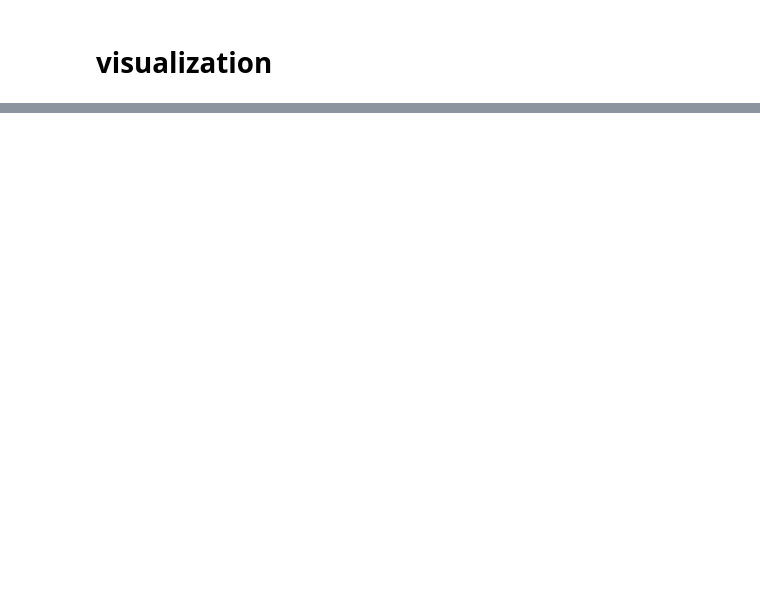
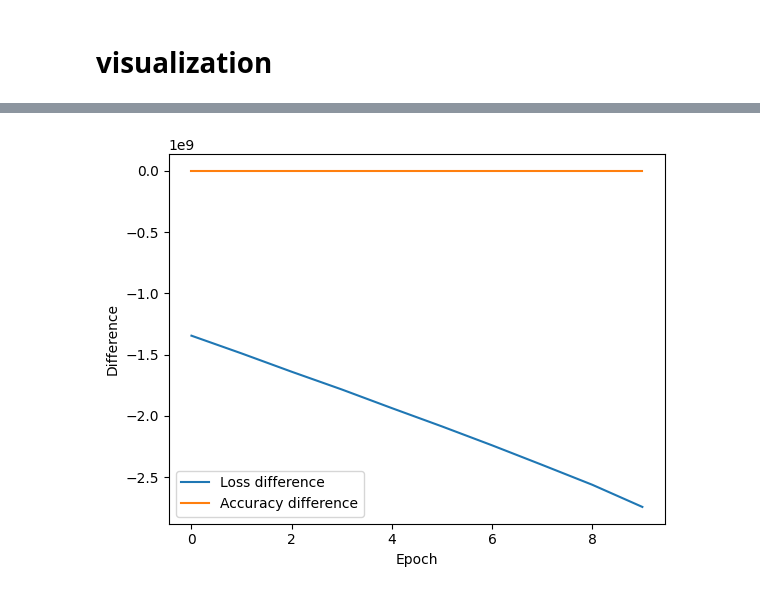
Before and after one commit to Haonan-Jiang/LIGN167-Final-Project, a Jupyter notebook: final_modified.ipynb, the cells around one changed output, grey strips where cells are left out. Saved outputs shown, nothing was run; the diff lists cells and outputs as text; code cells hidden in the pictures; blank space fills up the shorter version.

```diff
--- a/final_modified.ipynb
+++ b/final_modified.ipynb
@@ -252,0 +278,24 @@ plt.show()
+# %%
+# Extract the loss and accuracy values for each epoch
+loss = history.history['loss']
+accuracy = history.history['accuracy']
+val_loss = history.history['val_loss']
+val_accuracy = history.history['val_accuracy']
+
+# Calculate the difference between the training and validation loss values
+loss_diff = [val - train for train, val in zip(loss, val_loss)]
+
+# Calculate the difference between the training and validation accuracy values
+accuracy_diff = [val - train for train, val in zip(accuracy, val_accuracy)]
+
+# Plot the difference between the training and validation loss values
+plt.plot(loss_diff, label='Loss difference')
+
+# Plot the difference between the training and validation accuracy values
+plt.plot(accuracy_diff, label='Accuracy difference')
+plt.xlabel('Epoch')
+plt.ylabel('Difference')
+plt.legend()
+plt.show()
+# %% [output]
+[figure, added]
```
Also changed, not shown: parts of 5 cells of this notebook, 1 other file.
